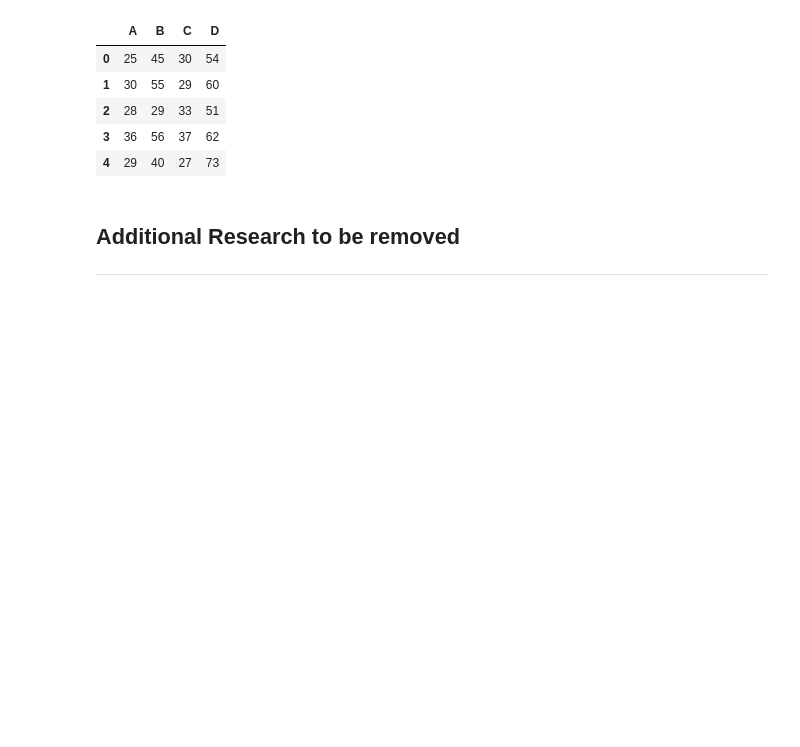
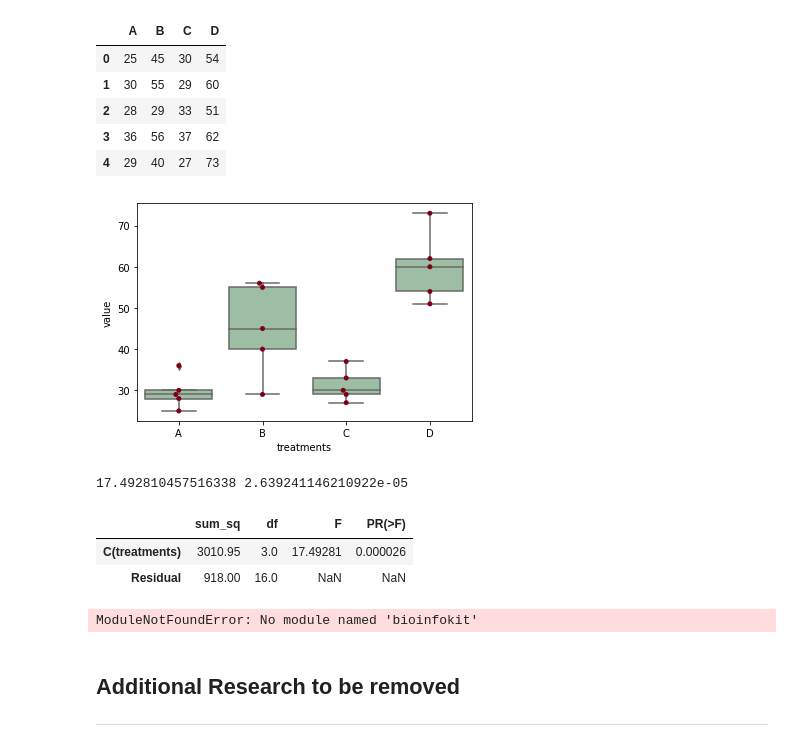
Before and after one commit to jonkavana/Machine-Learning-CA, a Jupyter notebook: scipy-stats.ipynb, the cells around one changed output. Cells and saved outputs as stored; diff of their text form; code cells hidden in the pictures; blank space fills up the shorter version.

Commit message:
Additional code for ANOVA requirements added

```diff
--- a/scipy-stats.ipynb
+++ b/scipy-stats.ipynb
@@ -204,6 +204,48 @@ df
 | 2 | 28 | 29 | 33 | 51 |
 | 3 | 36 | 56 | 37 | 62 |
 | 4 | 29 | 40 | 27 | 73 |
+# %%
+# reshape the d dataframe suitable for statsmodels package
+df_melt = pd.melt(df.reset_index(), id_vars=['index'], value_vars=['A', 'B', 'C', 'D'])
+# replace column names
+df_melt.columns = ['index', 'treatments', 'value']
+# %%
+# generate a boxplot to see the data distribution by treatments. Using boxplot, we can
+# easily detect the differences between different treatments
+import matplotlib.pyplot as plt
+import seaborn as sns
+ax = sns.boxplot(x='treatments', y='value', data=df_melt, color='#99c2a2')
+ax = sns.swarmplot(x="treatments", y="value", data=df_melt, color='#7d0013')
+plt.show()
+# %% [output]
+[figure, added]
+# %%
+# stats f_oneway functions takes the groups as input and returns ANOVA F and p value
+fvalue, pvalue = stats.f_oneway(df['A'], df['B'], df['C'], df['D'])
+print(fvalue, pvalue)
+# 17.492810457516338 2.639241146210922e-05
+# %% [output]
+17.492810457516338 2.639241146210922e-05
+# %%
+# get ANOVA table as R like output
+import statsmodels.api as sm
+from statsmodels.formula.api import ols
+# Ordinary Least Squares (OLS) model
+model = ols('value ~ C(treatments)', data=df_melt).fit()
+anova_table = sm.stats.anova_lm(model, typ=2)
+anova_table
+# %% [output]
+|  | sum_sq | df | F | PR(>F) |
+| C(treatments) | 3010.95 | 3.0 | 17.49281 | 0.000026 |
+| Residual | 918.00 | 16.0 | NaN | NaN |
+# %%
+# ANOVA table using bioinfokit v1.0.3 or later (it uses wrapper script for anova_lm)
+from bioinfokit.analys import stat
+res = stat()
+res.anova_stat(df=df_melt, res_var='value', anova_model='value ~ C(treatments)')
+res.anova_summary
+# %% [output]
+ModuleNotFoundError: No module named 'bioinfokit'
 # %% [markdown]
 ## Additional Research to be removed
 ***
```
Also changed, not shown: parts of 1 cell of this notebook.
